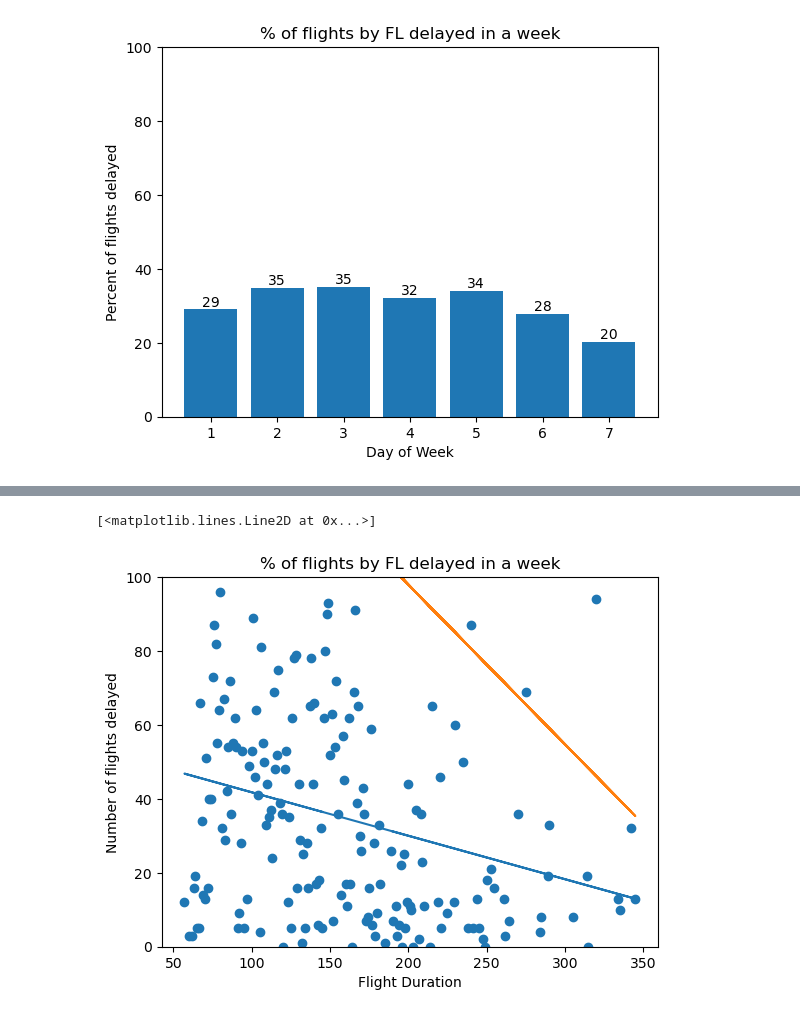
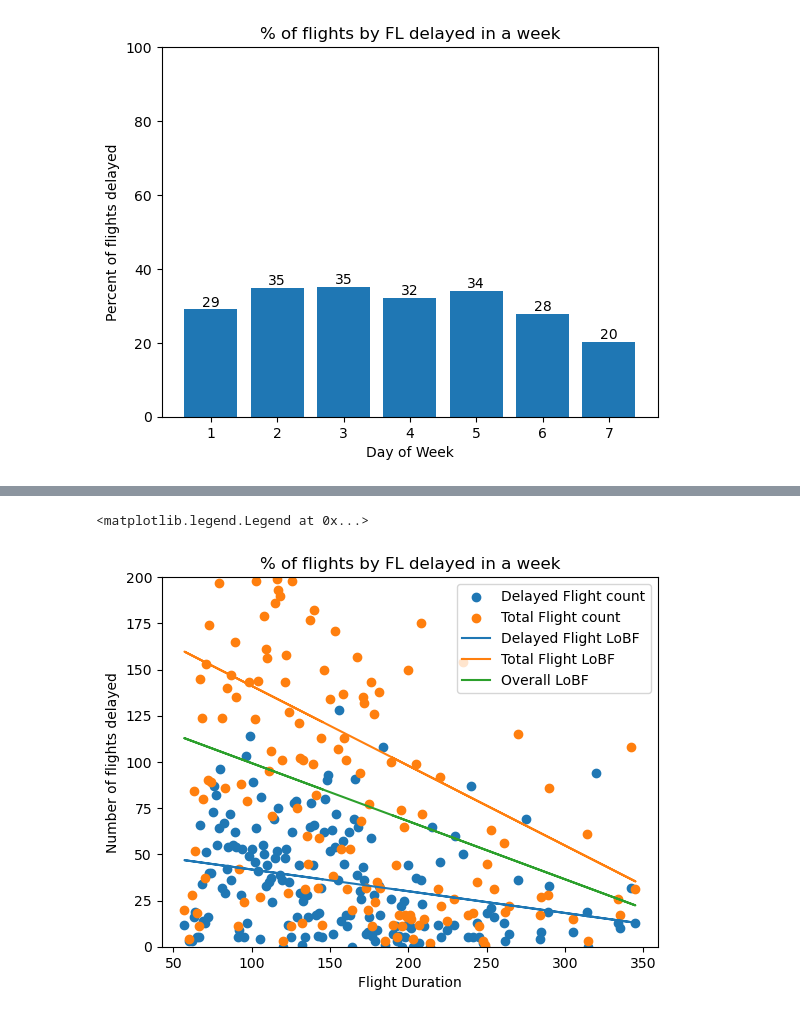
Before and after one commit to ltcolscotty/AirlinesProject, a Jupyter notebook: AirlineAnalysis.ipynb, the cells around one changed output, grey strips where cells are left out. Drawn from its saved outputs; the diff is of its cells as text; code cells hidden in the pictures.

Commit message:
Line of best fit testing

```diff
--- a/AirlineAnalysis.ipynb
+++ b/AirlineAnalysis.ipynb
@@ -156,18 +140,30 @@ Name: Delay, Length: 180, dtype: int64
 # %%
 fig, ax = plt.subplots()
 
+a2, b2 = np.polyfit(x_val2, y_result4E, 1)
 a, b = np.polyfit(x_val2, y_result4D, 1)
-a2, b2 = np.polyfit(x_val2, y_result4E, 1)
+a3 = a2 - a
+b3 = b2 - b
 
-bar_container3 = ax.scatter(x_val2, y_result4D)
-ax.set(ylabel='Number of flights delayed', xlabel='Flight Duration' , title='% of flights by FL delayed in a week', ylim=(0, 100))
-ax.plot(x_val2, a*x_val2+b)
-ax.plot(x_val2, a2*x_val2+b2)
+delayScatter1 = ax.scatter(x_val2, y_result4D)
+totalScatter1 = ax.scatter(x_val2, y_result4E)
 
-#ax.bar_label(bar_container3, fmt='{:,.0f}')
+ax.set(ylabel='Number of flights delayed', xlabel='Flight Duration' , title='% of flights by FL delayed in a week', ylim=(0, 200))
+line1, = ax.plot(x_val2, a*x_val2+b)
+line2, = ax.plot(x_val2, a2*x_val2+b2)
+line3, = ax.plot(x_val2, a3*x_val2+b3)
+
+delayScatter1.set_label('Delayed Flight count')
+totalScatter1.set_label('Total Flight count')
+
+line1.set_label('Delayed Flight LoBF')
+line2.set_label('Total Flight LoBF')
+line3.set_label('Overall LoBF')
+
+ax.legend()
 # %% [output]
-[<matplotlib.lines.Line2D at 0x...>]
+<matplotlib.legend.Legend at 0x...>
-[figure, old version]
+[figure, new version]
 # %%
 x_val2
 # %% [output]
```
Also changed, not shown: parts of 1 cell of this notebook.
